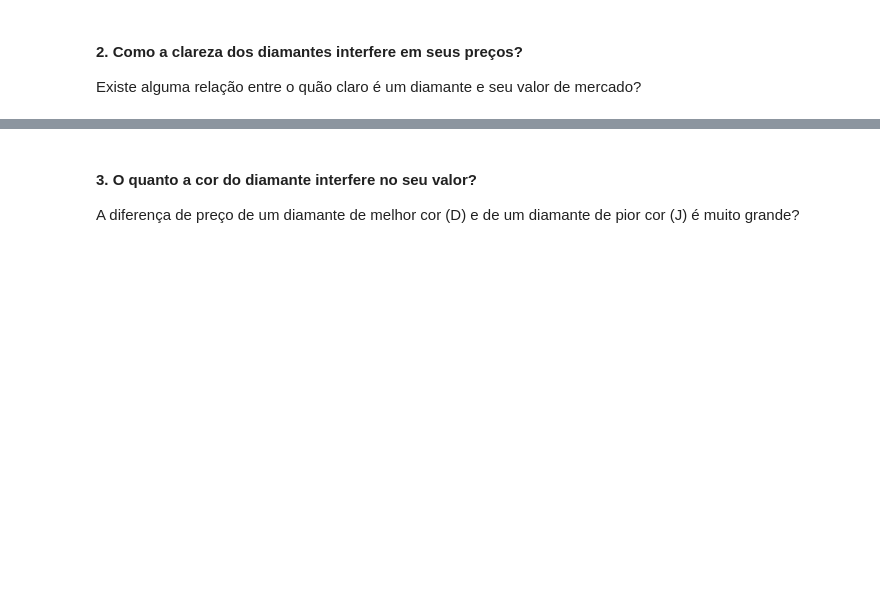
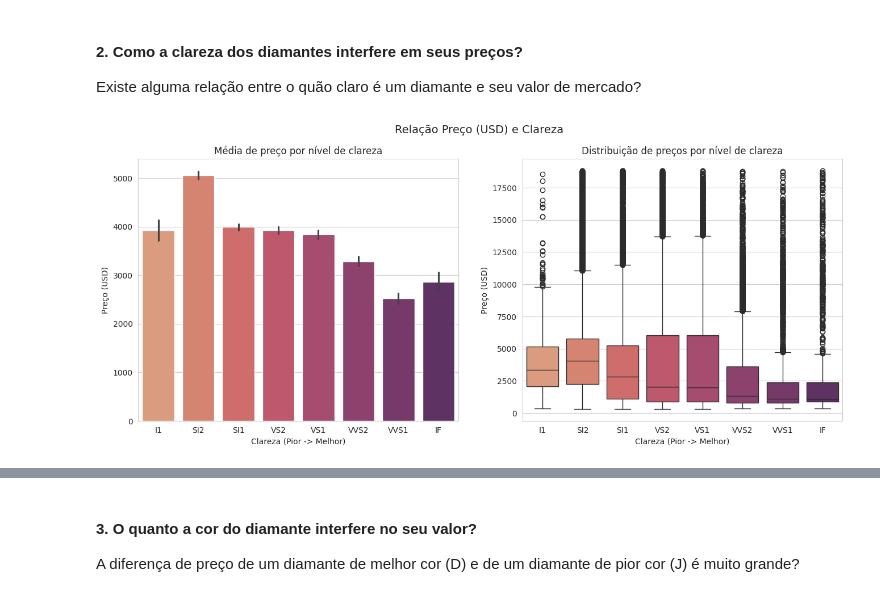
Before and after one commit to couldbeElex/avanti-bootcamp-cdd, a Jupyter notebook: notebooks/01-exploratory_data_analysis.ipynb, the cells around one changed output, grey strips where cells are left out. Cells and saved outputs as stored; diff of their text form; code cells hidden in the pictures; blank space fills up the shorter version.

```diff
--- a/notebooks/01-exploratory_data_analysis.ipynb
+++ b/notebooks/01-exploratory_data_analysis.ipynb
@@ -123,3 +170,36 @@ plt.show()
 # %% [markdown]
 #### 2. Como a clareza dos diamantes interfere em seus preços?
 Existe alguma relação entre o quão claro é um diamante e seu valor de mercado?
+# %%
+# Aqui, eu decidi usar dois gráficos também: um gráfico de barras para exibir a média de preço,
+# e um gráfico de caixas para mostrar a variação de preço por nível de clareza.
+
+# Cria uma grid para os dois gráficos
+fig, axes = plt.subplots(1, 2, figsize=(16, 6))
+fig.suptitle('Relação Preço (USD) e Clareza', fontsize = 14)
+
+# Organiza o índice de clareza na ordem de pior para melhor
+clarity_index = ['I1', 'SI2', 'SI1', 'VS2', 'VS1', 'VVS2', 'VVS1', 'IF']
+
+# Ordena a variável clarity de forma crescente
+df['clarity'] = pd.Categorical(df['clarity'], categories = clarity_index, ordered = True)
+
+# Exibe um gráfico de barras para a média de preço por tipo de clareza
+sns.barplot(x = 'clarity', y = 'price', data = df, ax = axes[0],
+            hue = 'clarity', palette = 'flare', legend = False,
+            order = clarity_index)
+axes[0].set_title('Média de preço por nível de clareza')
+axes[0].set_ylabel('Preço (USD)')
+axes[0].set_xlabel('Clareza (Pior -> Melhor)')
+
+# Exibe um gráfico de caixas para indicar a distribuição de preços por tipo de clareza
+sns.boxplot(x = 'clarity', y = 'price', data = df, ax = axes[1],
+            hue = 'clarity', palette = 'flare', legend = False,
+            order = clarity_index)
+axes[1].set_title('Distribuição de preços por nível de clareza')
+axes[1].set_ylabel('Preço (USD)')
+axes[1].set_xlabel('Clareza (Pior -> Melhor)')
+
+plt.show()
+# %% [output]
+[figure, added]
```
Also changed, not shown: parts of 47 cells of this notebook.
